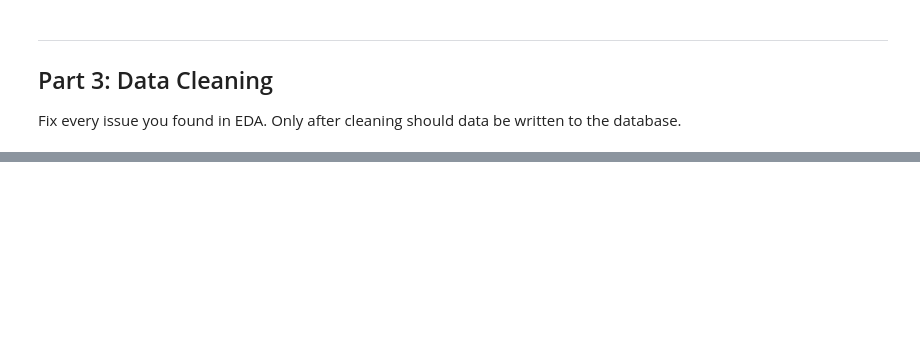
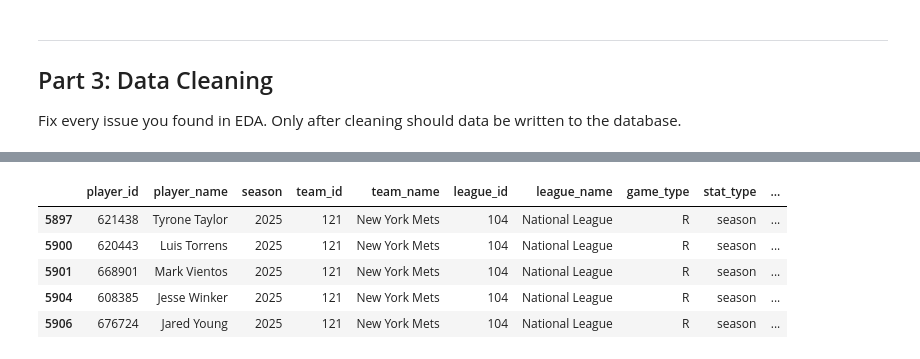
Before and after one commit to ZachBenetzky/DAT-400-Pitch-Clock-Capstone-Project, a Jupyter notebook: capstone.ipynb, the cells around one changed output, grey strips where cells are left out. Saved outputs shown, nothing was run; the diff lists cells and outputs as text; code cells hidden in the pictures; blank space fills up the shorter version.

```diff
--- a/capstone.ipynb
+++ b/capstone.ipynb
@@ -217,0 +310,10 @@ Fix every issue you found in EDA. Only after cleaning should data be written to
+# %%
+mlb_hitters = mlb_data.loc[mlb_data['stat_group'] == 'hitting']
+mlb_hitters.tail(5)
+# %% [output]
+|  | player_id | player_name | season | team_id | team_name | league_id | league_name | game_type | stat_type | ... |
+| 5897 | 621438 | Tyrone Taylor | 2025 | 121 | New York Mets | 104 | National League | R | season | ... |
+| 5900 | 620443 | Luis Torrens | 2025 | 121 | New York Mets | 104 | National League | R | season | ... |
+| 5901 | 668901 | Mark Vientos | 2025 | 121 | New York Mets | 104 | National League | R | season | ... |
+| 5904 | 608385 | Jesse Winker | 2025 | 121 | New York Mets | 104 | National League | R | season | ... |
+| 5906 | 676724 | Jared Young | 2025 | 121 | New York Mets | 104 | National League | R | season | ... |
```
Also changed, not shown: parts of 13 cells of this notebook.
